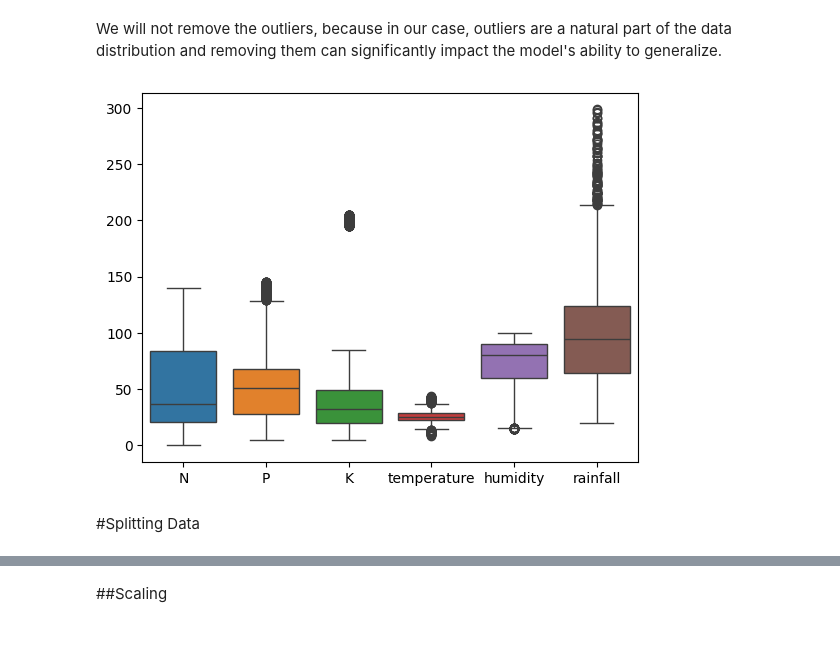
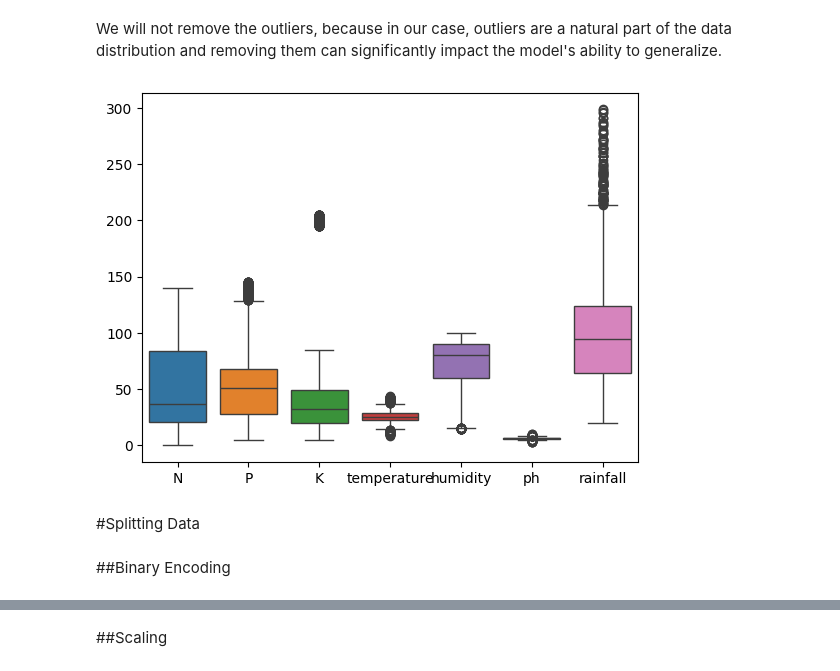
Before and after one commit to HaninEssam215/Crop-Recommendation-System, a Jupyter notebook: Crop_Recommendation_System.ipynb, the cells around one changed output, grey strips where cells are left out. Cells and saved outputs as stored; diff of their text form; code cells hidden in the pictures; blank space fills up the shorter version.

Commit message:
Plotting

```diff
--- a/Crop_Recommendation_System.ipynb
+++ b/Crop_Recommendation_System.ipynb
@@ -171,14 +133,13 @@ DF2
 We will not remove the outliers, because in our case, outliers are a natural part of the data distribution and removing them can significantly impact the model's ability to generalize.
 # %%
 # Select columns excluding 'crop'
-cols_to_plot = [col for col in DF2.columns if col == 'N' or col =='K'
-or col =='P' or col == 'temperature' or col == 'humidity' or col =='rainfall' ]
+cols_to_plot = [col for col in DF.columns if col !='crop' ]
 
 # Box plot
-sns.boxplot(data=DF2[cols_to_plot])
+sns.boxplot(data=DF[cols_to_plot])
 plt.show()
 # %% [output]
-[figure, old version]
+[figure, new version]
 # %% [markdown]
 #Splitting Data
 # %%
@@ -192,0 +154,2 @@ X_val, X_test, y_val, y_test = train_test_split(X_temp, y_temp, test_size=0.5, s
+# %% [markdown]
+##Binary Encoding
```
Also changed, not shown: parts of 14 cells of this notebook.
